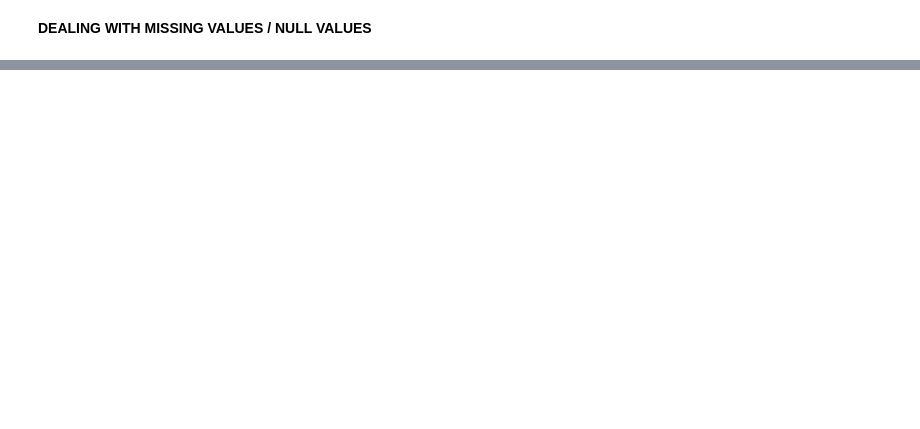
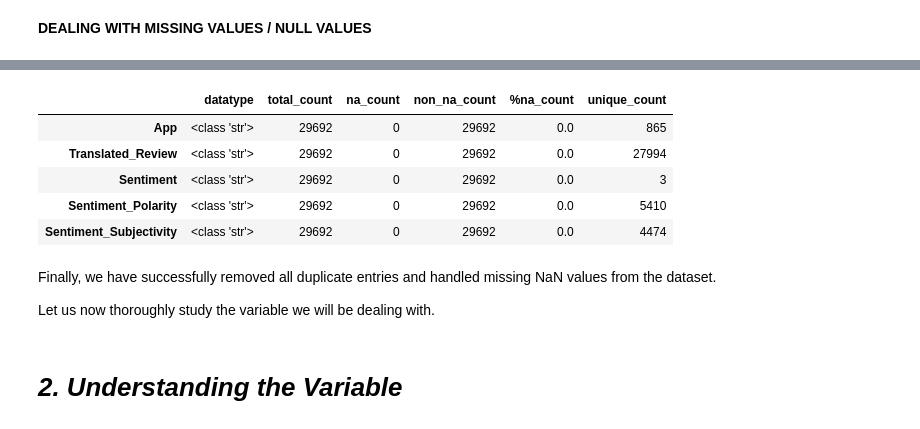
Before and after one commit to naghma28/PlayStoreAppReviewAnalysis, a Jupyter notebook: PlayStoreAppReviewAnalysis.ipynb, the cells around one changed output, grey strips where cells are left out. Drawn from its saved outputs; the diff is of its cells as text; code cells hidden in the pictures; blank space fills up the shorter version.

```diff
--- a/PlayStoreAppReviewAnalysis.ipynb
+++ b/PlayStoreAppReviewAnalysis.ipynb
@@ -254,0 +337,6 @@ Name: Rating, dtype: float64
+# %%
+# dropping null values from the columns of user reviews data
+
+print(myreview.shape)
+myreview.dropna(how = 'any', subset = ["Translated_Review","Sentiment","Sentiment_Polarity", "Sentiment_Subjectivity"] , inplace = True)
+print(myreview.shape)
@@ -254,0 +350,15 @@ Name: Rating, dtype: float64
+# %%
+get_info(myreview)
+# %% [output]
+|  | datatype | total_count | na_count | non_na_count | %na_count | unique_count |
+| App | <class 'str'> | 29692 | 0 | 29692 | 0.0 | 865 |
+| Translated_Review | <class 'str'> | 29692 | 0 | 29692 | 0.0 | 27994 |
+| Sentiment | <class 'str'> | 29692 | 0 | 29692 | 0.0 | 3 |
+| Sentiment_Polarity | <class 'str'> | 29692 | 0 | 29692 | 0.0 | 5410 |
+| Sentiment_Subjectivity | <class 'str'> | 29692 | 0 | 29692 | 0.0 | 4474 |
+# %% [markdown]
+Finally, we have successfully removed all duplicate entries and handled missing NaN values from the dataset.
+
+Let us now thoroughly study the variable we will be dealing with.
+# %% [markdown]
+# ***2. Understanding the Variable***
```
Also changed, not shown: parts of 14 cells of this notebook.
